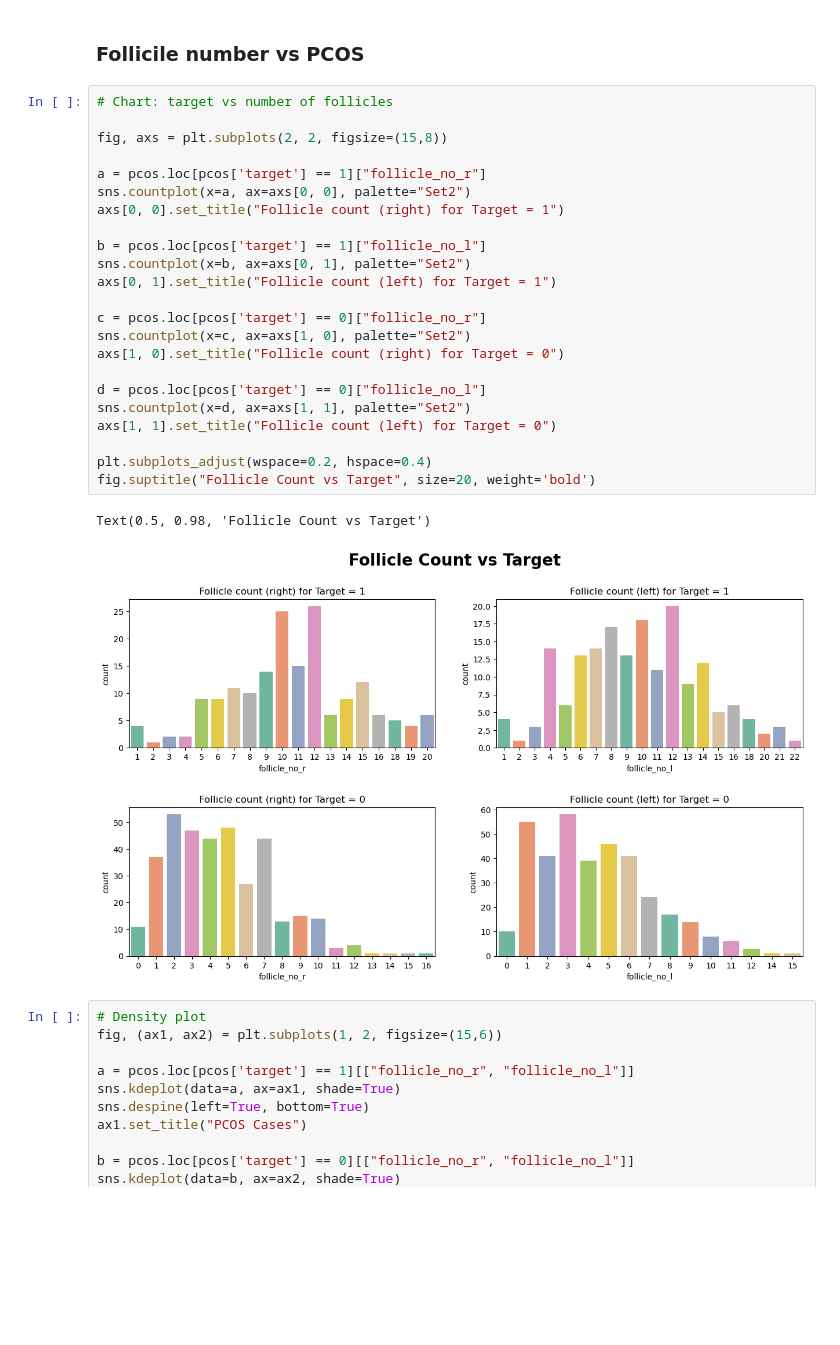
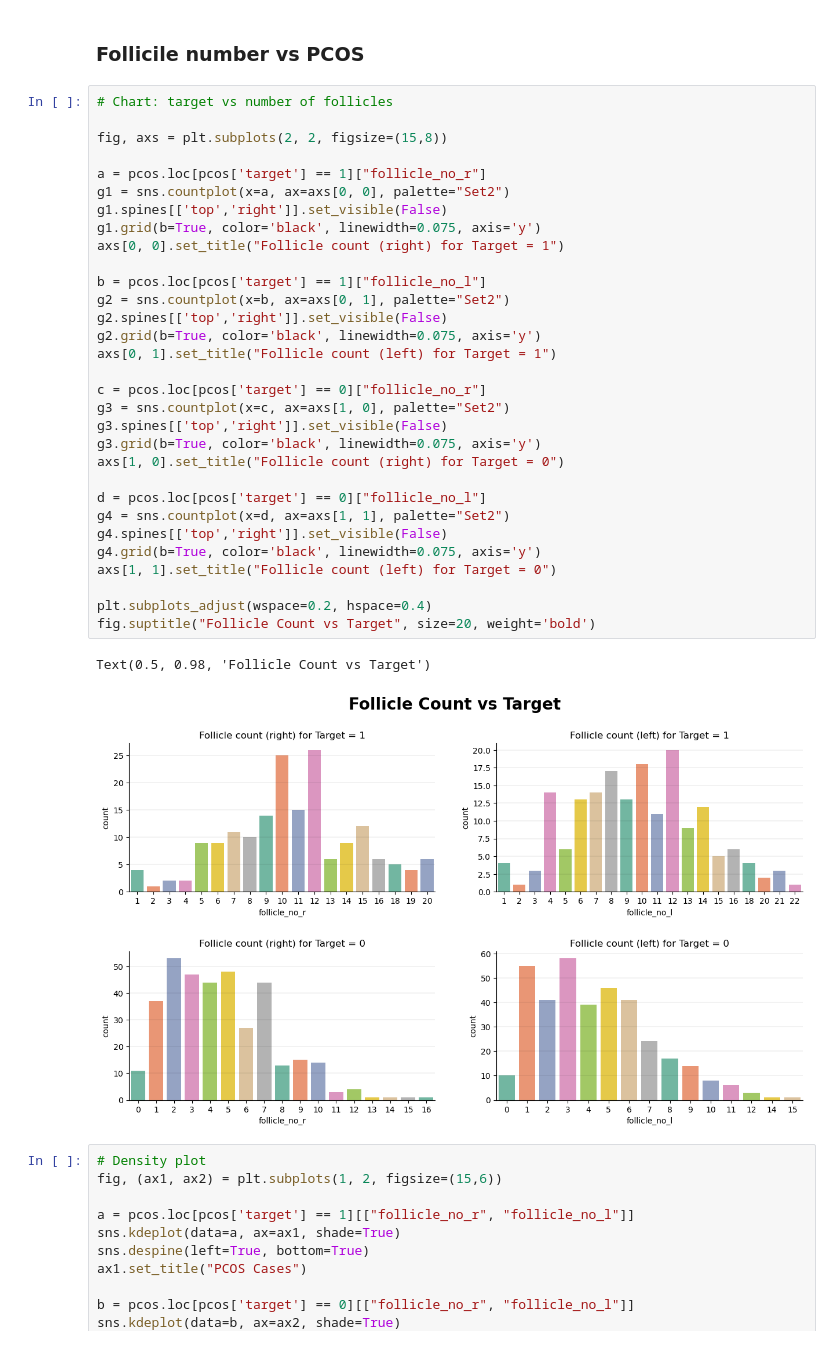
Before and after one commit to karolror/pcos, a Jupyter notebook: pcos_analysis.ipynb, the cells around one changed output. Drawn from its saved outputs; the diff is of its cells as text; blank space fills up the shorter version.

Commit message:
Add grid search and plot style fixes

```diff
--- a/pcos_analysis.ipynb
+++ b/pcos_analysis.ipynb
@@ -306,29 +323,37 @@ Text(-0.72, 380, 'The Number of Times a Given Cycle Type Occurs')
 # %%
 # Chart: target vs number of follicles
 
 fig, axs = plt.subplots(2, 2, figsize=(15,8))
 
 a = pcos.loc[pcos['target'] == 1]["follicle_no_r"]
-sns.countplot(x=a, ax=axs[0, 0], palette="Set2")
+g1 = sns.countplot(x=a, ax=axs[0, 0], palette="Set2")
+g1.spines[['top','right']].set_visible(False)
+g1.grid(b=True, color='black', linewidth=0.075, axis='y')
 axs[0, 0].set_title("Follicle count (right) for Target = 1")
 
 b = pcos.loc[pcos['target'] == 1]["follicle_no_l"]
-sns.countplot(x=b, ax=axs[0, 1], palette="Set2")
+g2 = sns.countplot(x=b, ax=axs[0, 1], palette="Set2")
+g2.spines[['top','right']].set_visible(False)
+g2.grid(b=True, color='black', linewidth=0.075, axis='y')
 axs[0, 1].set_title("Follicle count (left) for Target = 1")
 
 c = pcos.loc[pcos['target'] == 0]["follicle_no_r"]
-sns.countplot(x=c, ax=axs[1, 0], palette="Set2")
+g3 = sns.countplot(x=c, ax=axs[1, 0], palette="Set2")
+g3.spines[['top','right']].set_visible(False)
+g3.grid(b=True, color='black', linewidth=0.075, axis='y')
 axs[1, 0].set_title("Follicle count (right) for Target = 0")
 
 d = pcos.loc[pcos['target'] == 0]["follicle_no_l"]
-sns.countplot(x=d, ax=axs[1, 1], palette="Set2")
+g4 = sns.countplot(x=d, ax=axs[1, 1], palette="Set2")
+g4.spines[['top','right']].set_visible(False)
+g4.grid(b=True, color='black', linewidth=0.075, axis='y')
 axs[1, 1].set_title("Follicle count (left) for Target = 0")
 
 plt.subplots_adjust(wspace=0.2, hspace=0.4)
 fig.suptitle("Follicle Count vs Target", size=20, weight='bold')
 # %% [output]
 Text(0.5, 0.98, 'Follicle Count vs Target')
-[figure, old version]
+[figure, new version]
 # %%
 # Density plot
 fig, (ax1, ax2) = plt.subplots(1, 2, figsize=(15,6))
```
Also changed, not shown: parts of 30 cells of this notebook.
